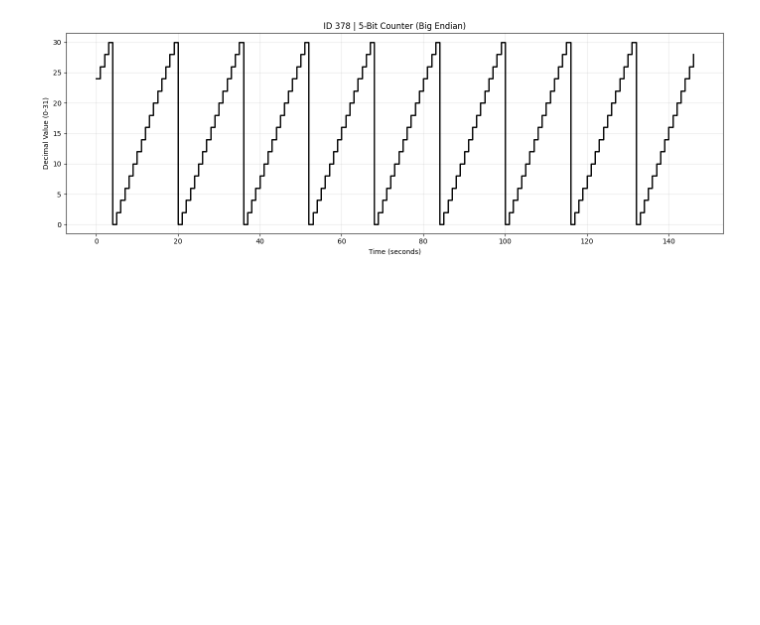
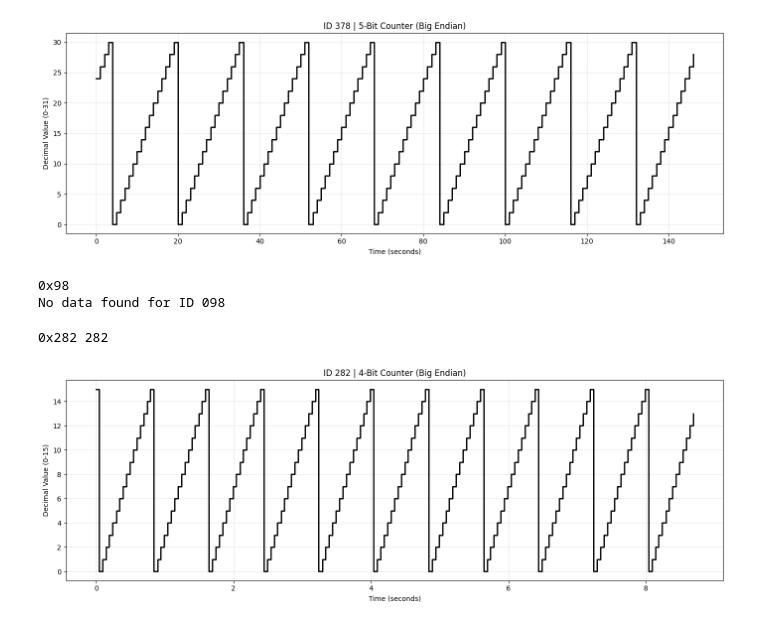
Before and after one commit to CraigAA/CAN_Reverse_Engineering_Project, a Jupyter notebook: new_can_explore.ipynb, the cells around one changed output. Saved outputs shown, nothing was run; the diff lists cells and outputs as text; code cells hidden in the pictures; blank space fills up the shorter version.

```diff
--- a/new_can_explore.ipynb
+++ b/new_can_explore.ipynb
@@ -557,3 +582,21 @@ plot_can_counter(df_can, target_id, start_bit=0, num_bits=4, endian='big')
 plot_can_counter(df_can, target_id, start_bit=0, num_bits=5, endian='big')
 # %% [output]
 [figure]
+# %%
+print(hex(152))
+plot_can_counter(df_can, '098', start_bit=0, num_bits=5, endian='big')
+# %% [output]
+0x98
+No data found for ID 098
+# %%
+# From CAN subaru 2015 DBC- 642 Dashlights
+target = 642
+target_hex = hex(target)
+print(target_hex,str(target_hex)[2:])
+target_id=str(target_hex)[2:]
+
+# COUNTER : stated (12|4@1+) Actual: 8|4@1+
+plot_can_counter(df_can[100:10000], target_id, start_bit=8, num_bits=4, endian='big')
+# %% [output]
+0x282 282
+[figure, added]
```
Also changed, not shown: parts of 20 cells of this notebook, 2 other files.
